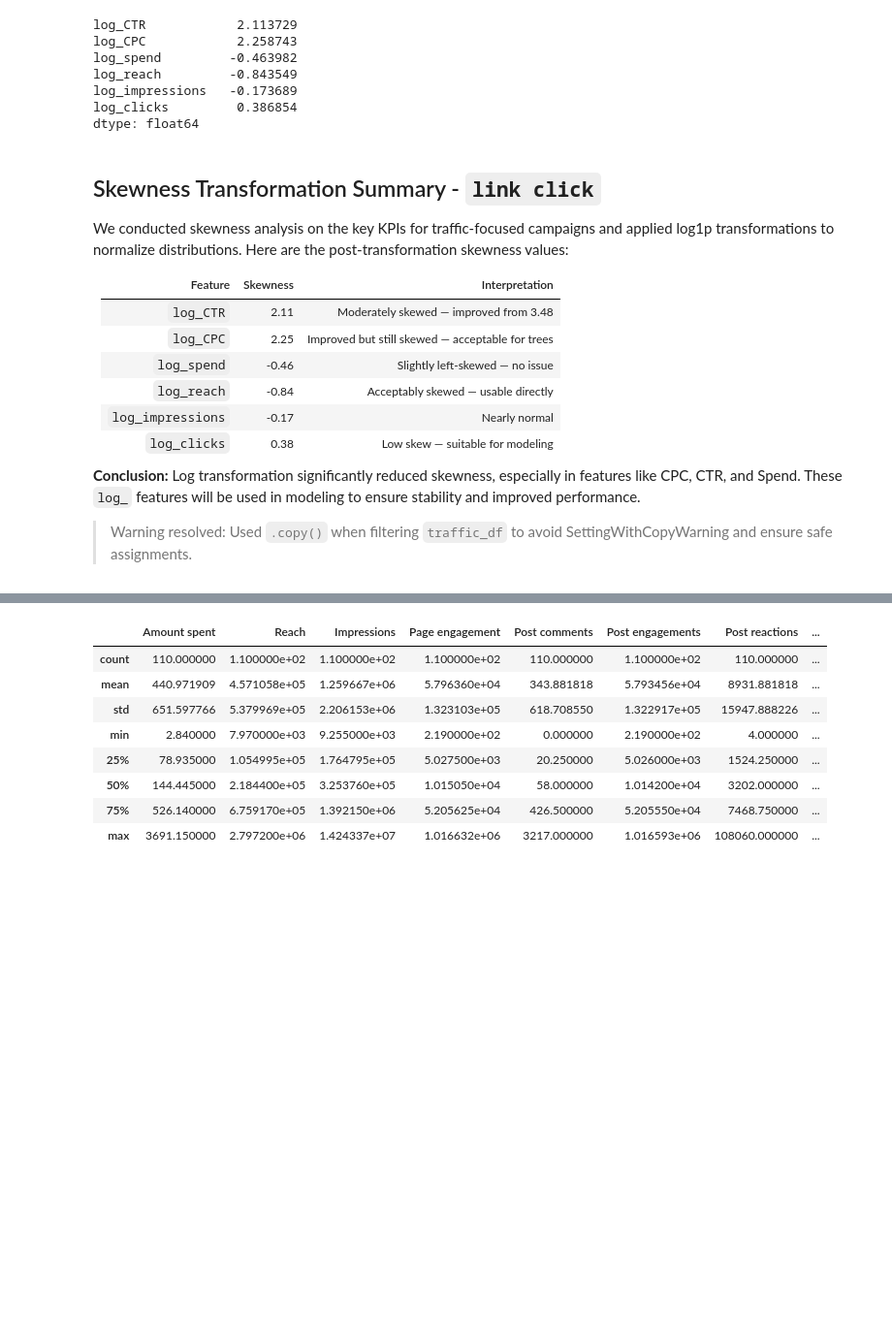
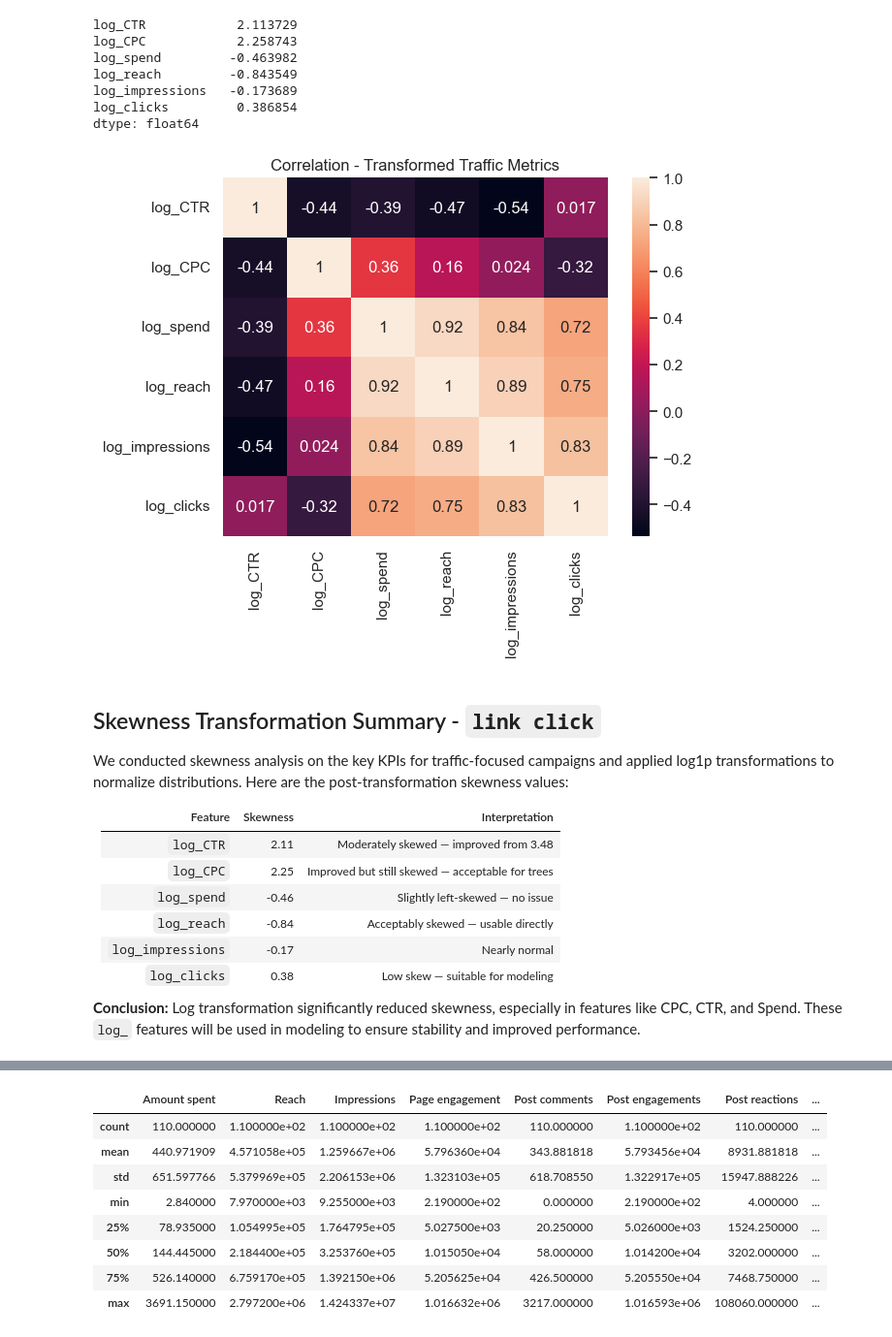
Before and after one commit to ghassantaleb/orange-tunisie-branding-analytics, a Jupyter notebook: notebooks/eda.ipynb, the cells around one changed output, grey strips where cells are left out. Shown at 97% size. Saved outputs shown, nothing was run; the diff lists cells and outputs as text; code cells hidden in the pictures; blank space fills up the shorter version.

```diff
--- a/notebooks/eda.ipynb
+++ b/notebooks/eda.ipynb
@@ -315,6 +307,12 @@ log_reach         -0.843549
 log_impressions   -0.173689
 log_clicks         0.386854
 dtype: float64
+# %%
+sns.heatmap(traffic_df[['log_CTR', 'log_CPC', 'log_spend', 'log_reach', 'log_impressions', 'log_clicks']].corr(), annot=True)
+plt.title("Correlation - Transformed Traffic Metrics")
+plt.show()
+# %% [output]
+[figure, added]
 # %% [markdown]
 ##  Skewness Transformation Summary - `link click`
 
@@ -330,5 +328,3 @@ We conducted skewness analysis on the key KPIs for traffic-focused campaigns and
 | `log_clicks`     | 0.38         | Low skew — suitable for modeling                     |
 
 **Conclusion:** Log transformation significantly reduced skewness, especially in features like CPC, CTR, and Spend. These `log_` features will be used in modeling to ensure stability and improved performance.
-
->  Warning resolved: Used `.copy()` when filtering `traffic_df` to avoid SettingWithCopyWarning and ensure safe assignments.
```
Also changed, not shown: parts of 7 cells of this notebook.
